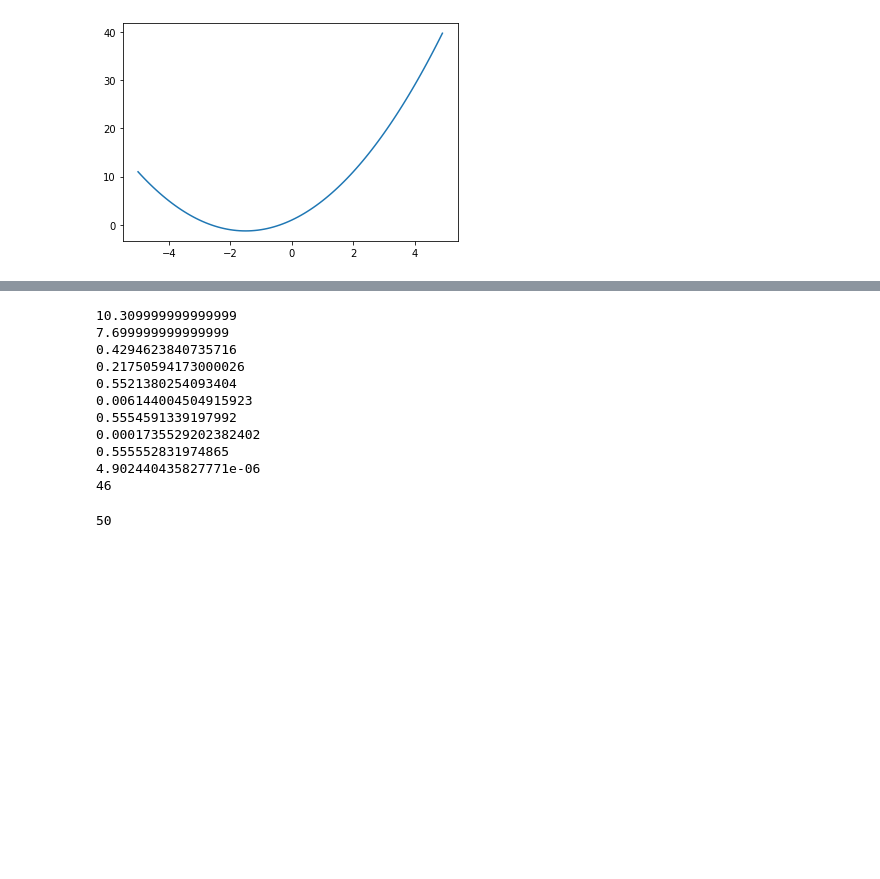
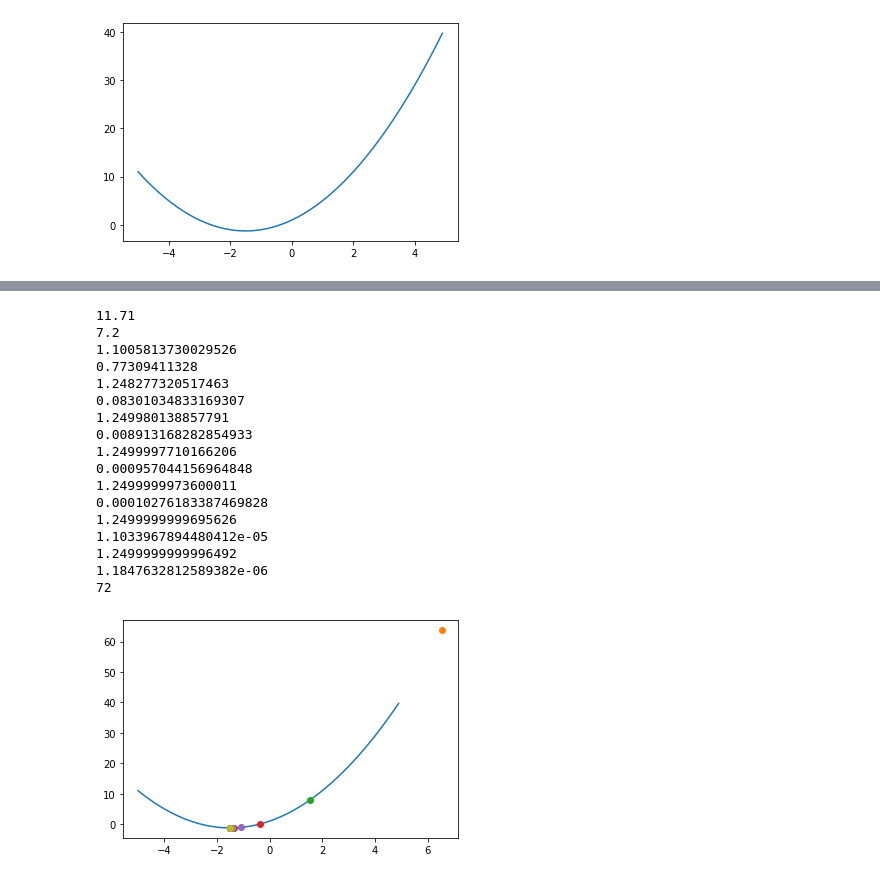
Before and after one commit to easilylazy/pattern-recognition, a Jupyter notebook: gradient/basic.ipynb, the cells around one changed output, grey strips where cells are left out. Cells and saved outputs as stored; diff of their text form; code cells hidden in the pictures; blank space fills up the shorter version.

Commit message:
add new trick for learning rate

```diff
--- a/gradient/basic.ipynb
+++ b/gradient/basic.ipynb
@@ -34,7 +37,7 @@ def f_x(x):
     return pow(x,2)+3*x+1
 
 def df_dx(x):
-    return 3*x+2
+    return 2*x+3
 # %%
 # draw
 x=3
@@ -84,63 +87,71 @@ while(step<500 and (abs(df_dx(x))>1e-6)) :
     # clear_output(wait=True)
 print(step)
 # %% [output]
-10.309999999999999
-7.699999999999999
-0.4294623840735716
-0.21750594173000026
-0.5521380254093404
-0.006144004504915923
-0.5554591339197992
-0.0001735529202382402
-0.555552831974865
-4.902440435827771e-06
-46
+11.71
+7.2
+1.1005813730029526
+0.77309411328
+1.248277320517463
+0.08301034833169307
+1.249980138857791
+0.008913168282854933
+1.2499997710166206
+0.000957044156964848
+1.2499999973600011
+0.00010276183387469828
+1.2499999999695626
+1.1033967894480412e-05
+1.2499999999996492
+1.1847632812589382e-06
+72
 # %%
-def backtracking_line(f,df_dx,x,t):
+def backtracking_line(f,df_dx,x,t,verbose=False):
     a=1/2
     b=1/2
     grad_f=df_dx(x)
-    print('g '+str(grad_f))
+    if verbose:
+        print('g '+str(grad_f))
     while f(x-t*grad_f)>f(x)-a*t*grad_f*grad_f:
         t=b*t
-    print('t '+str(t))
     x=x-t*grad_f
-    print('x '+str(x))
+    if verbose:
+        print('t '+str(t))
+        print('x '+str(x))
     return x,t
 # %%
 def f_x(x):
     return pow(x,2)+3*x+1
 
 def df_dx(x):
-    return 3*x+2
+    return 2*x+3
 # %%
 # draw
 
-x=10
+x=20
 step=0
-learning_rate=1
+learning_rate=5
 display=True
 fig = plt.figure()
 plotF(f_x)
 plt.close()
 
 while(step<50 and (abs(df_dx(x))>1e-6)) :
     #x=x-learning_rate*df_dx(x)
     x,learning_rate=backtracking_line(f_x,df_dx,x,learning_rate)
     #print(x)
     #print(abs(f_x(x)))
     step+=1
 
     if display:
         plt.figure()
         fm = plt.get_current_fig_manager()
         fm.canvas.figure = fig
         fig.canvas = fm.canvas
         #print('step: '+str(step))
         plt.plot(x,f_x(x),'o')
         plt.show()
         plt.close()
         clear_output(wait=True)
-print(step)
+#print(step)
 # %% [output]
-50
+[figure, added]
```
Also changed, not shown: parts of 8 cells of this notebook.
